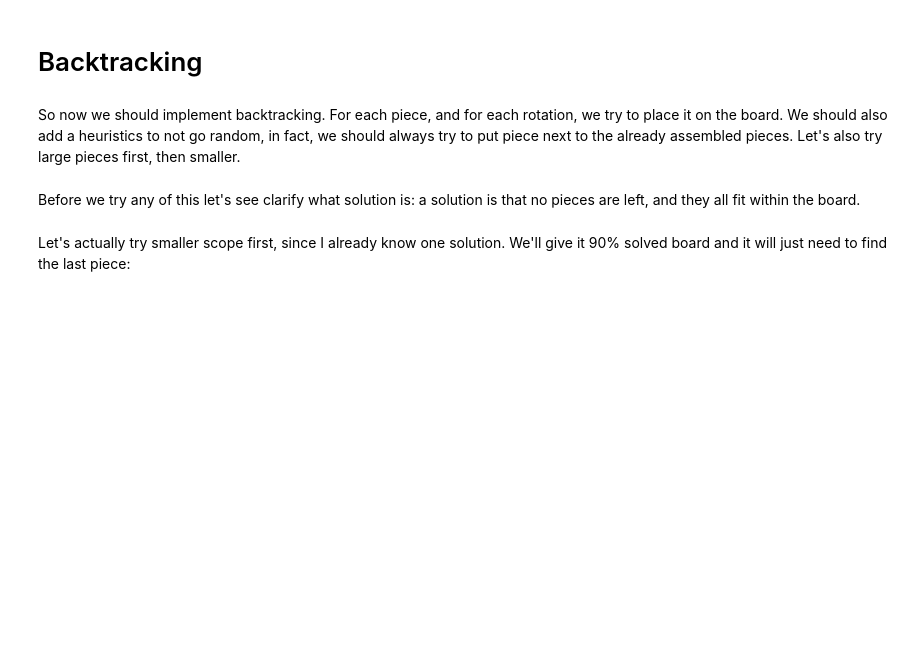
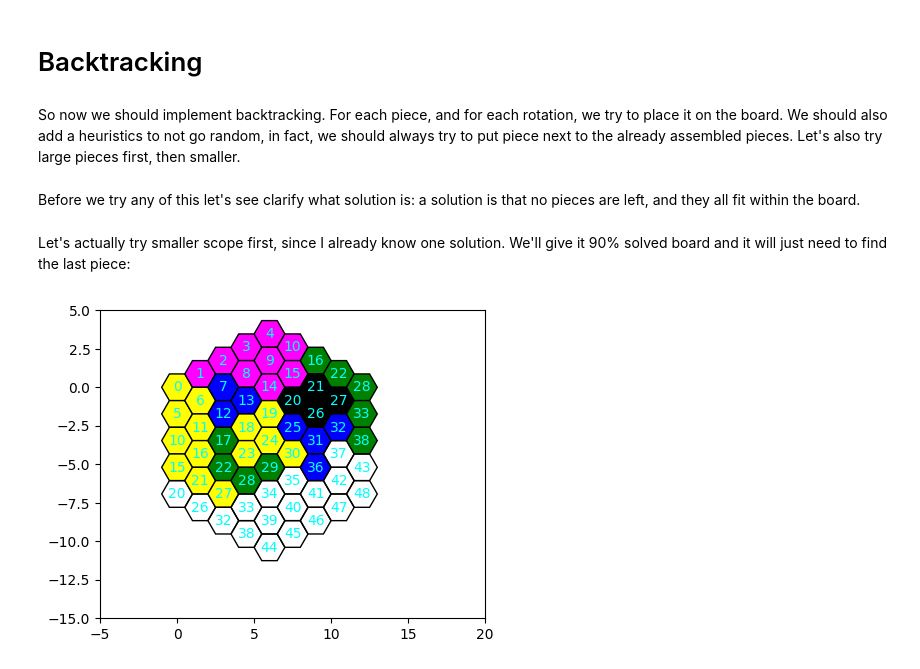
Before and after one commit to nesaboz/hexagon-puzzle, a Jupyter notebook: main.ipynb, the cells around one changed output. Saved outputs shown, nothing was run; the diff lists cells and outputs as text; code cells hidden in the pictures; blank space fills up the shorter version.

```diff
--- a/main.ipynb
+++ b/main.ipynb
@@ -64,32 +46,30 @@ draw_pieces([duck], title='duck')
 # %%
 
 # 4 hex size
-star = Piece('star', 'black', 6, [(0,0), (1,0), (1,1), (2,1)])
+star = Piece('star', 'black', [(0,0), (1,0), (1,1), (2,1)])
 draw_pieces([star], title='star')
 
-snowflake = Piece('snowflake', 'blue', 7, [(0,0), (1,1), (1,2), (2,1)])
+snowflake = Piece('snowflake', 'blue', [(0,0), (1,1), (1,2), (2,1)])
 draw_pieces([snowflake], title='snowflake')
 
-flag = Piece('flag', 'yellow', 8, [(0,0), (1,0), (0,1), (0,2)])
+flag = Piece('flag', 'yellow', [(0,0), (1,0), (0,1), (0,2)])
 draw_pieces([flag], title='flag')
 
-post = Piece('post', 'magenta', 9, [(0,0), (1,1), (1,2), (1,3)])
+post = Piece('post', 'magenta', [(0,0), (1,1), (1,2), (1,3)])
 draw_pieces([post], title='post')
 
-bowl = Piece('bowl', 'green', 10, [(0,0), (0,1), (1,2), (2,2)])
+bowl = Piece('bowl', 'green', [(0,0), (0,1), (1,2), (2,2)])
 draw_pieces([bowl], title='bowl')
 
-pole = Piece('pole', 'red', 11, [(0,0), (1,0), (2,0), (3,0)])
+pole = Piece('pole', 'red', [(0,0), (1,0), (2,0), (3,0)])
 draw_pieces([pole], title='pole')
 
-pipe = Piece('pipe', 'black', 12, [(0,0), (0,1), (0, 2), (1,1)])
+pipe = Piece('pipe', 'black', [(0,0), (0,1), (0, 2), (1,1)])
 draw_pieces([pipe], title='pipe')
 
 # 3 hex size
-tiny = Piece('tiny', 'blue', 13, [(0,0), (0,1), (1,1)])
+tiny = Piece('tiny', 'blue', [(0,0), (0,1), (1,1)])
 draw_pieces([tiny], title='tiny')
-
-all_pieces = [bone, gun, olympics, tent, hook, star, snowflake, flag, post, bowl, pole, pipe, tiny]
 # %% [output]
 [figure]
 [figure]
@@ -148,4 +128,26 @@ So now we should implement backtracking. For each piece, and for each rotation,
 Before we try any of this let's see clarify what solution is: a solution is that no pieces are left, and they all fit within the board.
 # %% [markdown]
 Let's actually try smaller scope first, since I already know one solution. We'll give it 90% solved board and it will just need to find the last piece:
+# %%
+board = Board()
+_ = board.add_piece(rotate(gun, 300))
+_ = board.add_piece(translate(rotate(olympics, 120), (5,2)))
+_ = board.add_piece(translate(rotate(tent, 240), (8,4)))
+_ = board.add_piece(translate(rotate(star, 0), (5,3)))
+_ = board.add_piece(translate(rotate(snowflake, 0), (5,4)))
+_ = board.add_piece(translate(rotate(flag, 60), (0,3)))
+_ = board.add_piece(translate(rotate(post, 60), (1,0)))
+_ = board.add_piece(translate(rotate(bowl, 0), (2,3)))
+_ = board.add_piece(translate(rotate(tiny, 0), (2,1)))
+_ = board.add_piece(translate(rotate(duck, 0), (3,3)))
+# _ = board.add_piece(translate(rotate(bone, 120), (4,8)))
+# _ = board.add_piece(translate(rotate(pole, 300), (0,4)))
+board.draw()
+
+solutions = []
+leftover = [bone, pole, hook, pipe]
+backtrack(board, leftover, solutions)
+print(f'Found {len(solutions)} solutions')
+# %% [output]
+[figure, added]
 # %%
```
Also changed, not shown: parts of 11 cells of this notebook, 1 other file.
